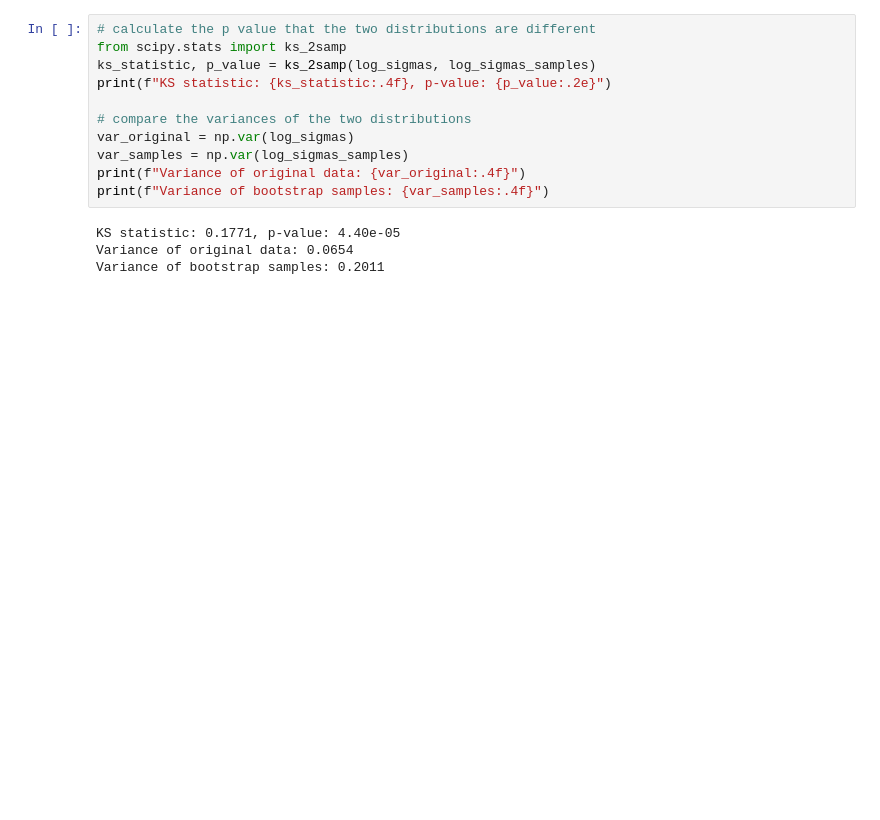
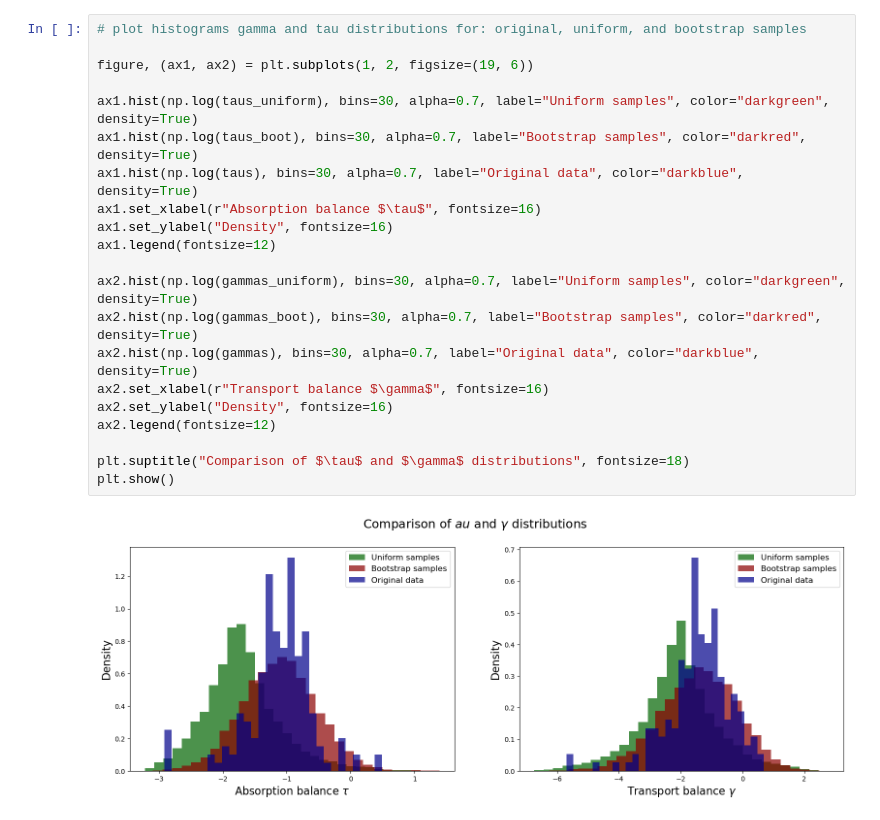
Before and after one commit to andreas-stillits/CarbonFixationModel1D, a Jupyter notebook: supplementary/notebooks/biases.ipynb, the cells around one changed output. Cells and saved outputs as stored; diff of their text form; blank space fills up the shorter version.

```diff
--- a/supplementary/notebooks/biases.ipynb
+++ b/supplementary/notebooks/biases.ipynb
@@ -90,15 +117,23 @@ plt.show()
 # %%
-# calculate the p value that the two distributions are different
-from scipy.stats import ks_2samp
-ks_statistic, p_value = ks_2samp(log_sigmas, log_sigmas_samples)
-print(f"KS statistic: {ks_statistic:.4f}, p-value: {p_value:.2e}")
+# plot histograms gamma and tau distributions for: original, uniform, and bootstrap samples
 
-# compare the variances of the two distributions
-var_original = np.var(log_sigmas)
-var_samples = np.var(log_sigmas_samples)
-print(f"Variance of original data: {var_original:.4f}")
-print(f"Variance of bootstrap samples: {var_samples:.4f}")
+figure, (ax1, ax2) = plt.subplots(1, 2, figsize=(19, 6))
+
+ax1.hist(np.log(taus_uniform), bins=30, alpha=0.7, label="Uniform samples", color="darkgreen", density=True)
+ax1.hist(np.log(taus_boot), bins=30, alpha=0.7, label="Bootstrap samples", color="darkred", density=True)
+ax1.hist(np.log(taus), bins=30, alpha=0.7, label="Original data", color="darkblue", density=True)
+ax1.set_xlabel(r"Absorption balance $\tau$", fontsize=16)
+ax1.set_ylabel("Density", fontsize=16)
+ax1.legend(fontsize=12)
+
+ax2.hist(np.log(gammas_uniform), bins=30, alpha=0.7, label="Uniform samples", color="darkgreen", density=True)
+ax2.hist(np.log(gammas_boot), bins=30, alpha=0.7, label="Bootstrap samples", color="darkred", density=True)
+ax2.hist(np.log(gammas), bins=30, alpha=0.7, label="Original data", color="darkblue", density=True)
+ax2.set_xlabel(r"Transport balance $\gamma$", fontsize=16)
+ax2.set_ylabel("Density", fontsize=16)
+ax2.legend(fontsize=12)
+
+plt.suptitle("Comparison of $\tau$ and $\gamma$ distributions", fontsize=18)
+plt.show()
 # %% [output]
-KS statistic: 0.1771, p-value: 4.40e-05
-Variance of original data: 0.0654
-Variance of bootstrap samples: 0.2011
+[figure, added]
```
Also changed, not shown: parts of 1 cell of this notebook, 1 other file.
